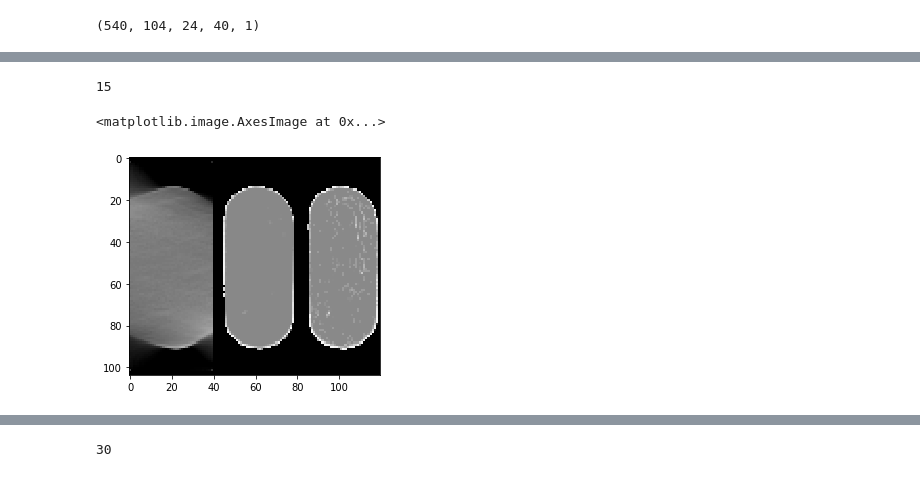
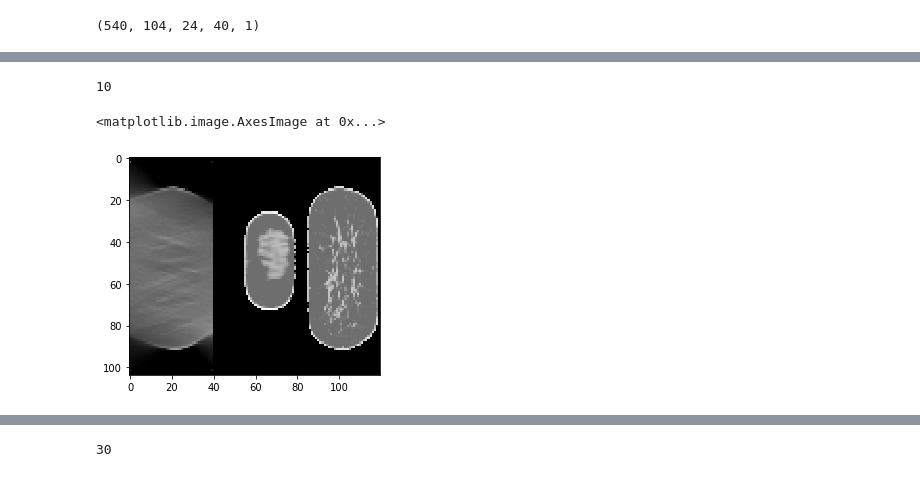
Before and after one commit to PranjalSahu/newrecon, a Jupyter notebook: recon1.ipynb, the cells around one changed output, grey strips where cells are left out. Saved outputs shown, nothing was run; the diff lists cells and outputs as text; code cells hidden in the pictures.

```diff
--- a/recon1.ipynb
+++ b/recon1.ipynb
@@ -387,11 +393,13 @@ valy   = []
 
 for i in range(1, 177):
     print(i)
-    volx = loadmat('/media/dril/ubuntudata/DBT-NEW/recons/sart_cir_zero_'+str(i)+'.mat')
+    volx = loadmat('/media/dril/ubuntudata/DBT-NEW/recons-noise/fbp_'+str(i)+'_3.mat', verify_compressed_data_integrity=False)
     voly = loadmat('/media/dril/ubuntudata/DBT-NEW/attenuation_values_cropped/'+str(i)+'.mat')
 
-    volx = volx['xartt']
+    volx = volx['xfbp']
     voly = voly['head']
+
+    #print(volx.shape, voly.shape)
 
     voly = ndimage.zoom(voly, 0.125, order=1).astype(np.single)
     volx = ndimage.zoom(volx, 0.250, order=1).astype(np.single)
@@ -400,20 +408,20 @@ for i in range(1, 177):
 
     gap_slice = 2
     if i <= 140:
-        for j in range(5, 35, gap_slice):
+        for j in range(0, 35, gap_slice):
             x = volx[:, j:j+20, :]
             #print(x.shape)
             trainx.append(np.expand_dims(x, axis=-1))
 
-        for j in range(5, 35, gap_slice):
+        for j in range(0, 35, gap_slice):
             y = voly[:, j:j+20, :]
             trainy.append(np.expand_dims(y, axis=-1))
     else:
-        for j in range(5, 35, gap_slice):
+        for j in range(0, 35, gap_slice):
             x = volx[:, j:j+20, :]
             valx.append(np.expand_dims(x, axis=-1))
 
-        for j in range(5, 35, gap_slice):
+        for j in range(0, 35, gap_slice):
             y = voly[:, j:j+20, :]
             valy.append(np.expand_dims(y, axis=-1))
 #         for i in range(0, 81, 20):
@@ -463,7 +471,6 @@ print(valx.shape, valy.shape)
 # %%
 # For training the U-Net model
-
-checkpoint  = ModelCheckpoint(filepath='/media/dril/ubuntudata/DBT-NEW/models/model20-dril.h5',
+checkpoint  = ModelCheckpoint(filepath='/media/dril/ubuntudata/DBT-NEW/models/model22-dril.h5',
                               monitor='val_loss', period=10,
                               verbose=1, save_best_only=True, mode='min')
 model = unet_3d_prelu2()
@@ -493,5 +499,5 @@ KeyboardInterrupt:
 # %%
-model = load_model('/media/dril/ubuntudata/DBT-NEW/models/model18-dril.h5', compile=True)
+model = load_model('/media/dril/ubuntudata/DBT-NEW/models/model21-dril.h5', compile=True)
 # %%
 result = model.predict(valx, batch_size=4)
 print(result.shape)
@@ -564,9 +597,9 @@ print(testity.shape, testitx.shape)
 # %%
-slicenum = 15#random.randint(0, 40)
+slicenum = 10#random.randint(0, 40)
 print(slicenum)
-index = random.randint(0, 500)
-plt.imshow(np.concatenate([valx[index, :, 12, :, 0],  result[index, :, 12, :, 0], valy[index, :, 12, :, 0]], axis=-1), cmap='gray')
+#index = random.randint(0, 500)
+plt.imshow(np.concatenate([valx[index, :, slicenum, :, 0],  result[index, :, slicenum, :, 0], valy[index, :, slicenum, :, 0]], axis=-1), cmap='gray')
 # %% [output]
-15
+10
 <matplotlib.image.AxesImage at 0x...>
-[figure, old version]
+[figure, new version]
```
Also changed, not shown: parts of 7 cells of this notebook.
